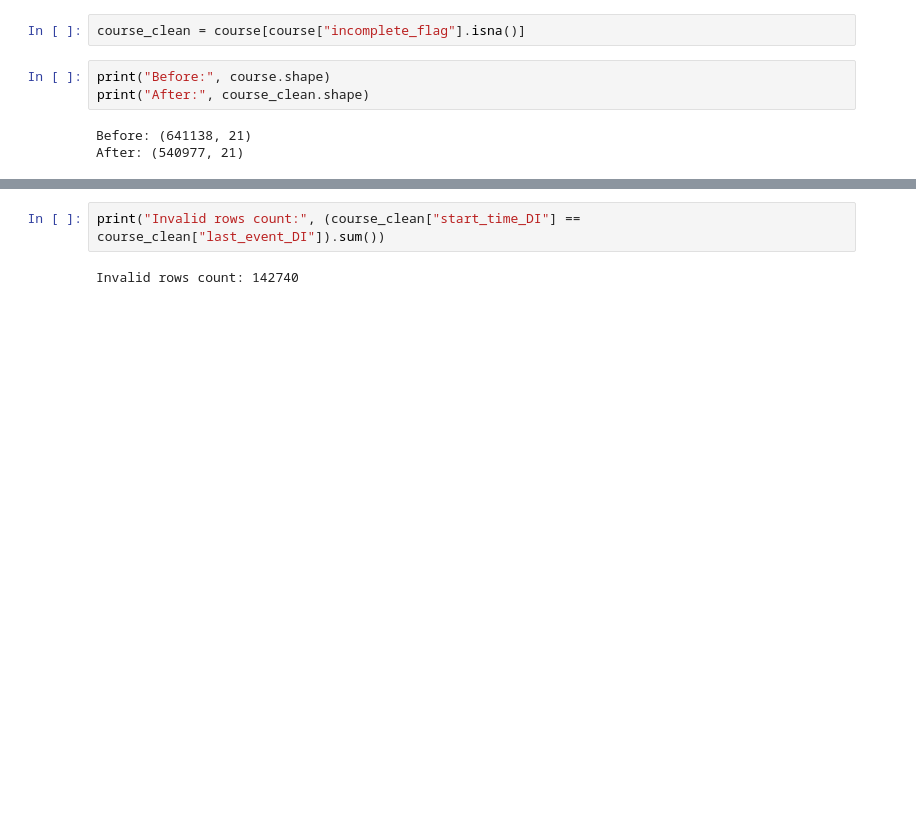
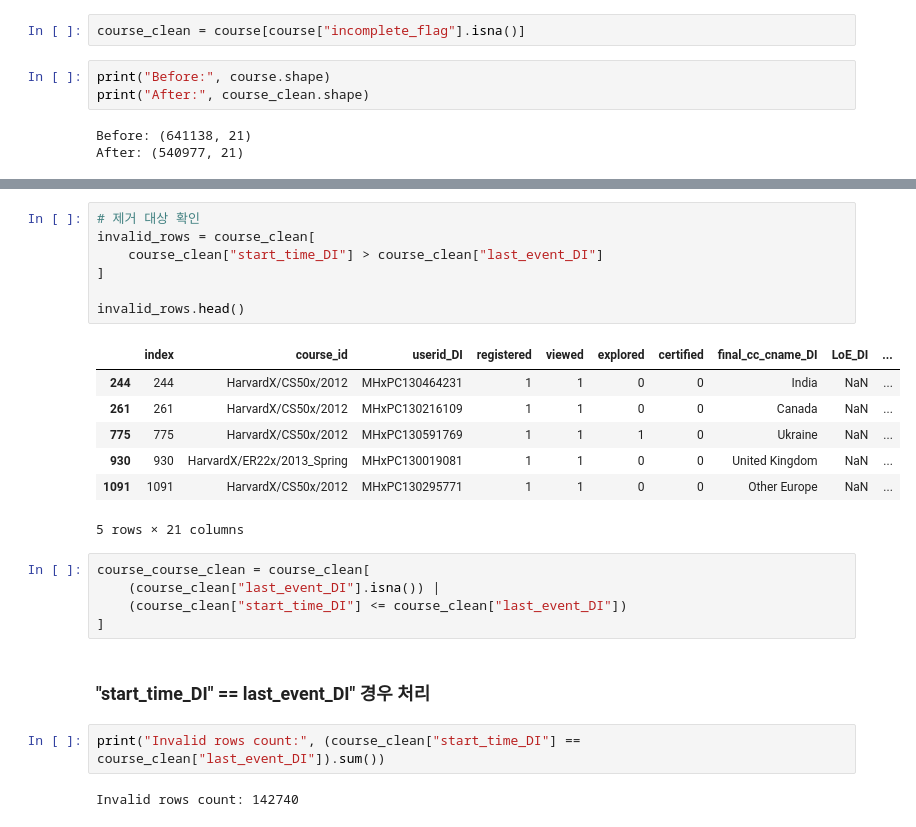
Before and after one commit to Ojirokim/data-analysis-practical-project, a Jupyter notebook: 김규열/dataunderstanding.ipynb, the cells around one changed output, grey strips where cells are left out. Drawn from its saved outputs; the diff is of its cells as text; blank space fills up the shorter version.

```diff
--- a/김규열/dataunderstanding.ipynb
+++ b/김규열/dataunderstanding.ipynb
@@ -79,3 +72,25 @@ Invalid rows count: 1341
+# %%
+# 제거 대상 확인
+invalid_rows = course_clean[
+    course_clean["start_time_DI"] > course_clean["last_event_DI"]
+]
+
+invalid_rows.head()
+# %% [output]
+|  | index | course_id | userid_DI | registered | viewed | explored | certified | final_cc_cname_DI | LoE_DI | ... |
+| 244 | 244 | HarvardX/CS50x/2012 | MHxPC130464231 | 1 | 1 | 0 | 0 | India | NaN | ... |
+| 261 | 261 | HarvardX/CS50x/2012 | MHxPC130216109 | 1 | 1 | 0 | 0 | Canada | NaN | ... |
+| 775 | 775 | HarvardX/CS50x/2012 | MHxPC130591769 | 1 | 1 | 1 | 0 | Ukraine | NaN | ... |
+| 930 | 930 | HarvardX/ER22x/2013_Spring | MHxPC130019081 | 1 | 1 | 0 | 0 | United Kingdom | NaN | ... |
+| 1091 | 1091 | HarvardX/CS50x/2012 | MHxPC130295771 | 1 | 1 | 0 | 0 | Other Europe | NaN | ... |
+5 rows × 21 columns
+# %%
+course_course_clean = course_clean[
+    (course_clean["last_event_DI"].isna()) |
+    (course_clean["start_time_DI"] <= course_clean["last_event_DI"])
+]
+# %% [markdown]
+### "start_time_DI" == last_event_DI" 경우 처리
 # %%
 print("Invalid rows count:", (course_clean["start_time_DI"] == course_clean["last_event_DI"]).sum())
 # %% [output]
```
Also changed, not shown: parts of 17 cells of this notebook, 1 other file.
